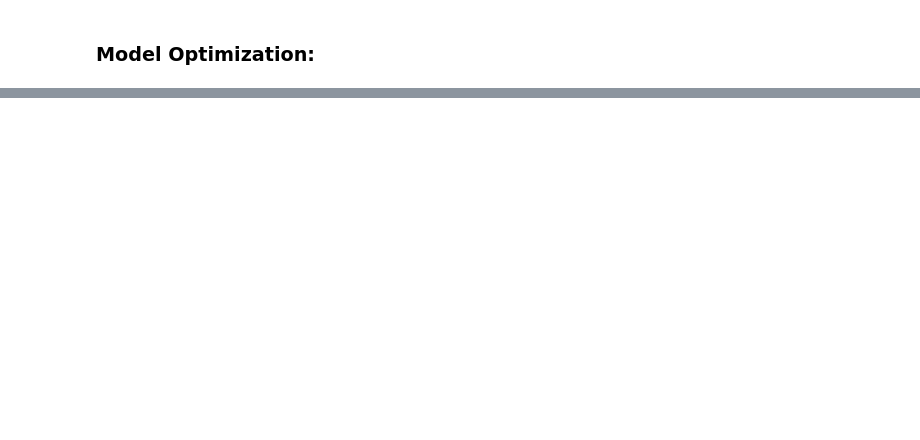
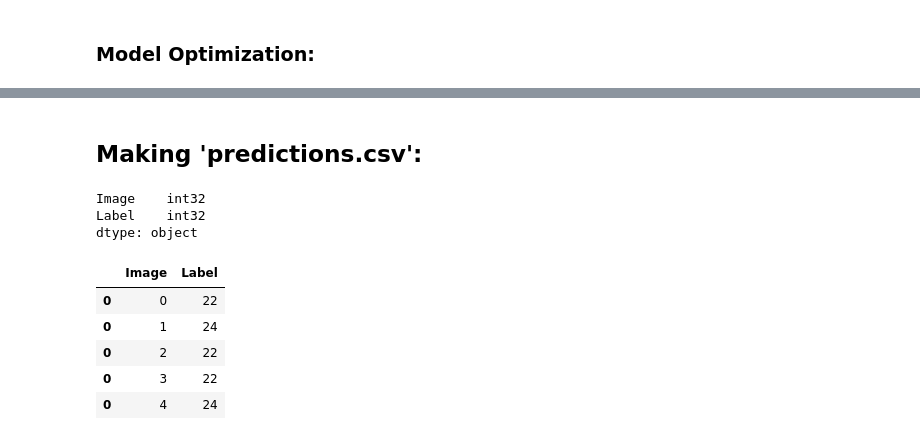
Before and after one commit to 37743/37743, a Jupyter notebook: nn-arabic-handwriting-320210207.ipynb, the cells around one changed output, grey strips where cells are left out. Saved outputs shown, nothing was run; the diff lists cells and outputs as text; code cells hidden in the pictures; blank space fills up the shorter version.

```diff
--- a/nn-arabic-handwriting-320210207.ipynb
+++ b/nn-arabic-handwriting-320210207.ipynb
@@ -142,0 +198,9 @@ KeyboardInterrupt:
+# %%
+test_images = tf.keras.utils.image_dataset_from_directory(
+    datasets[1],
+    labels=None,
+    color_mode="grayscale",
+    label_mode="categorical",
+    image_size=IMAGE_SIZE,
+    batch_size=BATCH_SIZE,
+    shuffle=False)
@@ -142,0 +213,2 @@ KeyboardInterrupt:
+# %% [markdown]
+## Making 'predictions.csv':
@@ -142,0 +217,6 @@ KeyboardInterrupt:
+# %%
+df_predictions.dtypes
+# %% [output]
+Image    int32
+Label    int32
+dtype: object
@@ -142,0 +230,9 @@ KeyboardInterrupt:
+# %%
+df_predictions.head()
+# %% [output]
+|  | Image | Label |
+| 0 | 0 | 22 |
+| 0 | 1 | 24 |
+| 0 | 2 | 22 |
+| 0 | 3 | 22 |
+| 0 | 4 | 24 |
```
Also changed, not shown: parts of 35 cells of this notebook.
